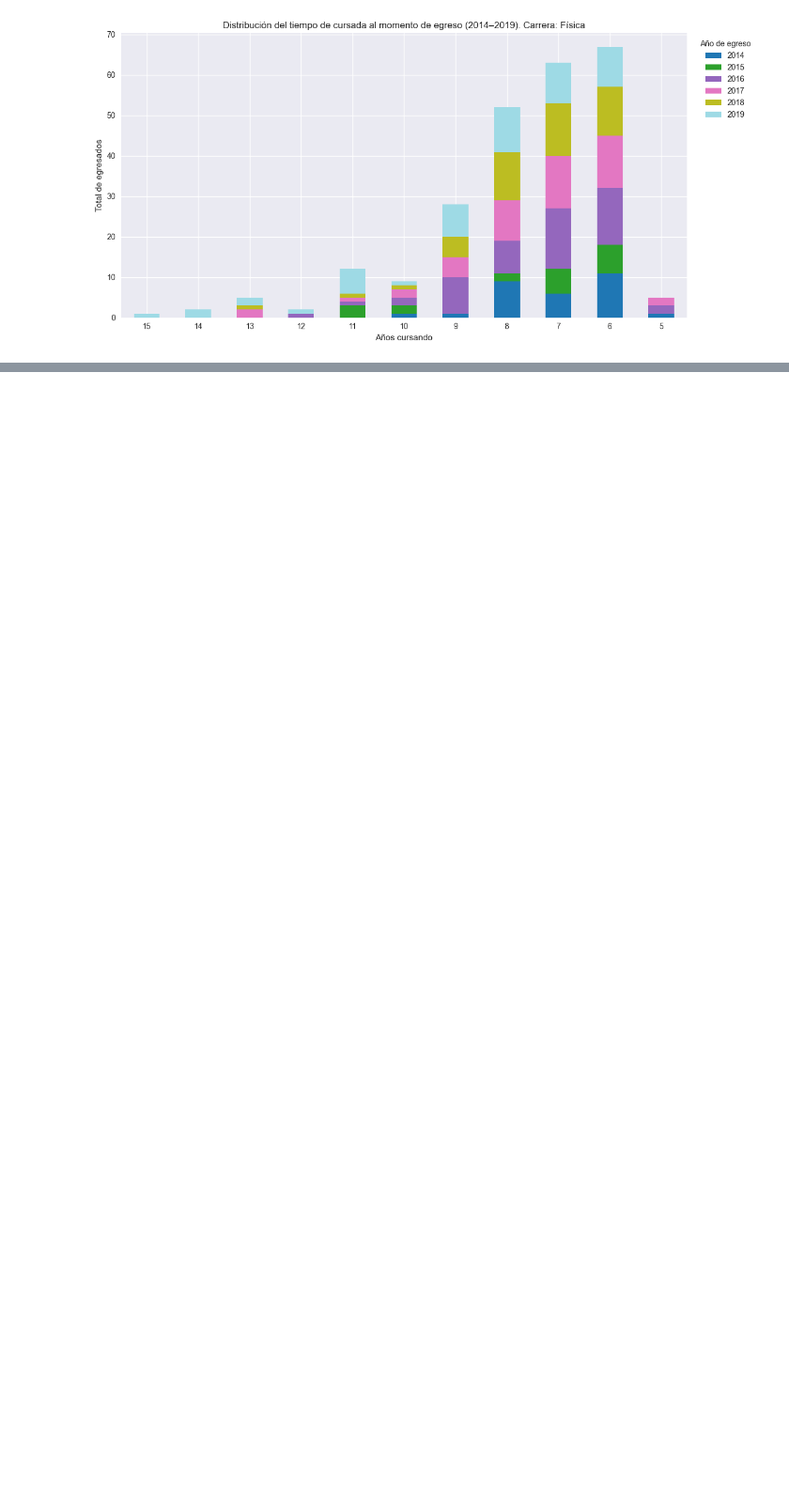
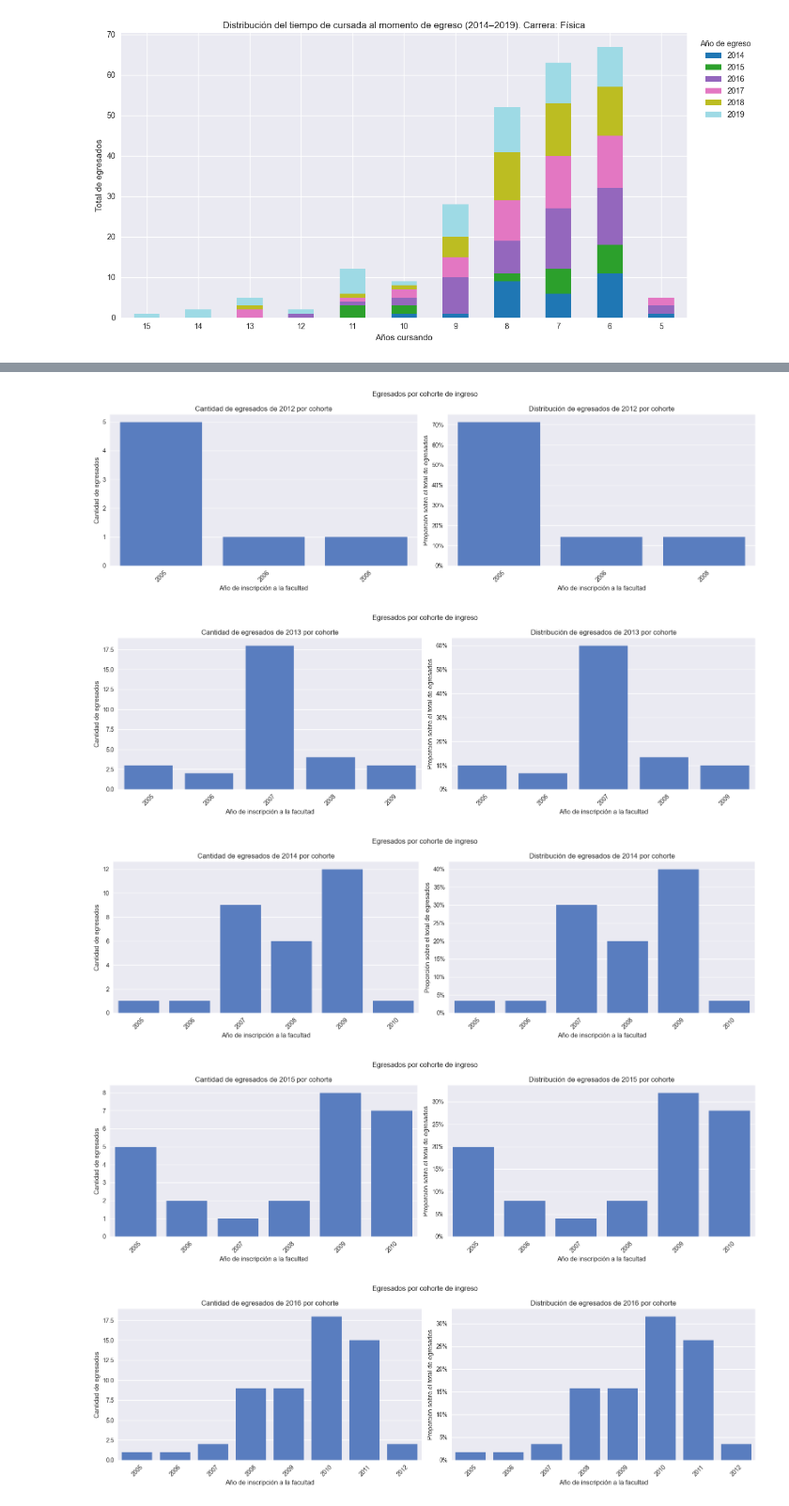
Before and after one commit to solcalloni/modelos-para-prediccion-de-abandono, a Jupyter notebook: packages/exploratory-data-analysis/FCEN_2005_2025/02-analisis_por_carrera.ipynb, the cells around one changed output, grey strips where cells are left out. Shown at 94% size. Saved outputs shown, nothing was run; the diff lists cells and outputs as text; code cells hidden in the pictures; blank space fills up the shorter version.

Commit message:
ajustamos fisica

```diff
--- a/packages/exploratory-data-analysis/FCEN_2005_2025/02-analisis_por_carrera.ipynb
+++ b/packages/exploratory-data-analysis/FCEN_2005_2025/02-analisis_por_carrera.ipynb
@@ -367,0 +372,16 @@ plt.show()
+# %%
+egresados_fisica = get_egresados_fisica(
+    ['Licenciatura en Ciencias Físicas'],
+    '../../constants/materias_fisica.yaml',
+    '../../../assets/bronze/FCEN/FCEN_oficial_2005_2025/reporte_personas_desde_2005.csv',
+    '../../../assets/bronze/FCEN/FCEN_oficial_2005_2025/reporte_actas_desde_2005.csv',
+    min_materias_sin_tesis = 22
+)
+# %%
+plot_egresados_fisica_por_anio(egresados_fisica)
+# %% [output]
+[figure, added]
+[figure, added]
+[figure, added]
+[figure, added]
+[figure, added]
```
Also changed, not shown: parts of 5 cells of this notebook, 1 other file.
